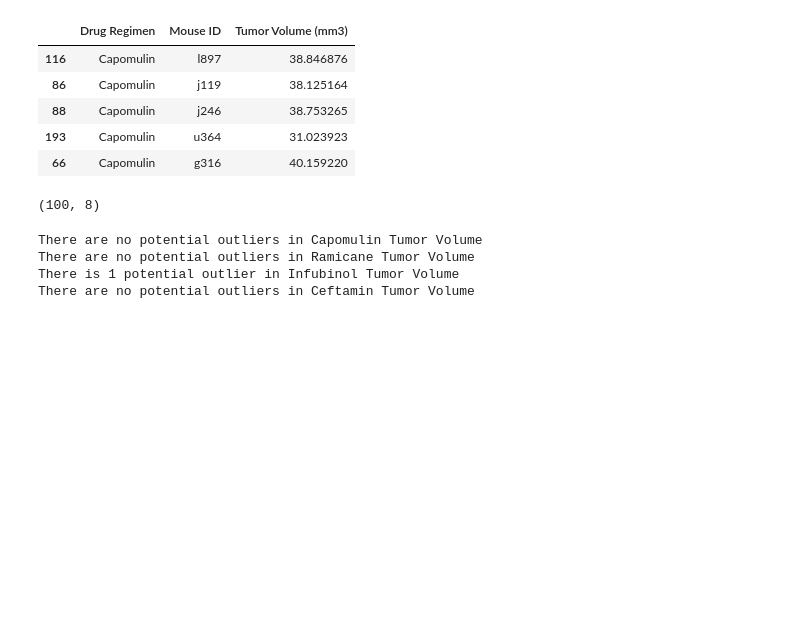
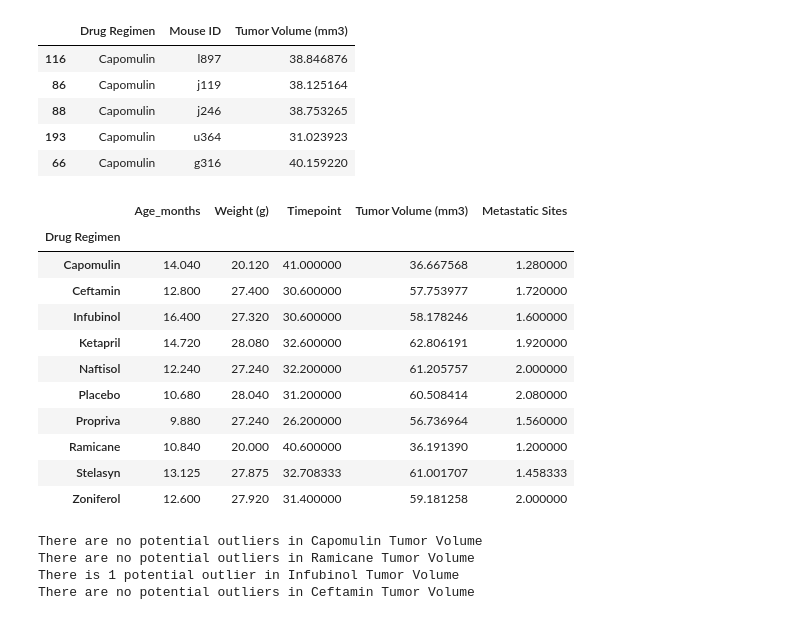
Before and after one commit to Jamie-GiHu/matplotlib-challenge, a Jupyter notebook: pymaceuticals_JamieTan_submission.ipynb, the cells around one changed output. Drawn from its saved outputs; the diff is of its cells as text; code cells hidden in the pictures; blank space fills up the shorter version.

```diff
--- a/pymaceuticals_JamieTan_submission.ipynb
+++ b/pymaceuticals_JamieTan_submission.ipynb
@@ -221,14 +221,26 @@ mergetime_df.head()
 # %%
 # My alternative method - sort by values based on timepoint, mouse id and drug regiment
 # Then drop duplicates to keep last timepoint by drug regiment and mouse id
 # Only keep rows with the 4 treatments stated
 clean_df = clean_df.sort_values(by=["Drug Regimen","Mouse ID","Timepoint"], ascending=True)
 finalvol_df = clean_df.drop_duplicates(subset=["Drug Regimen","Mouse ID"], keep="last")
-fourtreatments = ["Capomulin","Ramicane","Infubinol","Ceftamin"]
-finalvol_df = finalvol_df[finalvol_df["Drug Regimen"].isin(fourtreatments)]
-finalvol_df.shape
+#fourtreatments = ["Capomulin","Ramicane","Infubinol","Ceftamin"]
+#finalvol_df = finalvol_df[finalvol_df["Drug Regimen"].isin(fourtreatments)]
+#finalvol_df.shape
+finalvol_df.groupby("Drug Regimen").mean()
 # %% [output]
-(100, 8)
+|  | Age_months | Weight (g) | Timepoint | Tumor Volume (mm3) | Metastatic Sites |
+| Drug Regimen |  |  |  |  |  |
+| Capomulin | 14.040 | 20.120 | 41.000000 | 36.667568 | 1.280000 |
+| Ceftamin | 12.800 | 27.400 | 30.600000 | 57.753977 | 1.720000 |
+| Infubinol | 16.400 | 27.320 | 30.600000 | 58.178246 | 1.600000 |
+| Ketapril | 14.720 | 28.080 | 32.600000 | 62.806191 | 1.920000 |
+| Naftisol | 12.240 | 27.240 | 32.200000 | 61.205757 | 2.000000 |
+| Placebo | 10.680 | 28.040 | 31.200000 | 60.508414 | 2.080000 |
+| Propriva | 9.880 | 27.240 | 26.200000 | 56.736964 | 1.560000 |
+| Ramicane | 10.840 | 20.000 | 40.600000 | 36.191390 | 1.200000 |
+| Stelasyn | 13.125 | 27.875 | 32.708333 | 61.001707 | 1.458333 |
+| Zoniferol | 12.600 | 27.920 | 31.400000 | 59.181258 | 2.000000 |
 # %%
 listdata_df = mergetime_df[["Drug Regimen","Tumor Volume (mm3)"]]
 #listdata_df = listdata_df.set_index("Drug Regimen")
```
Also changed, not shown: parts of 6 cells of this notebook.
